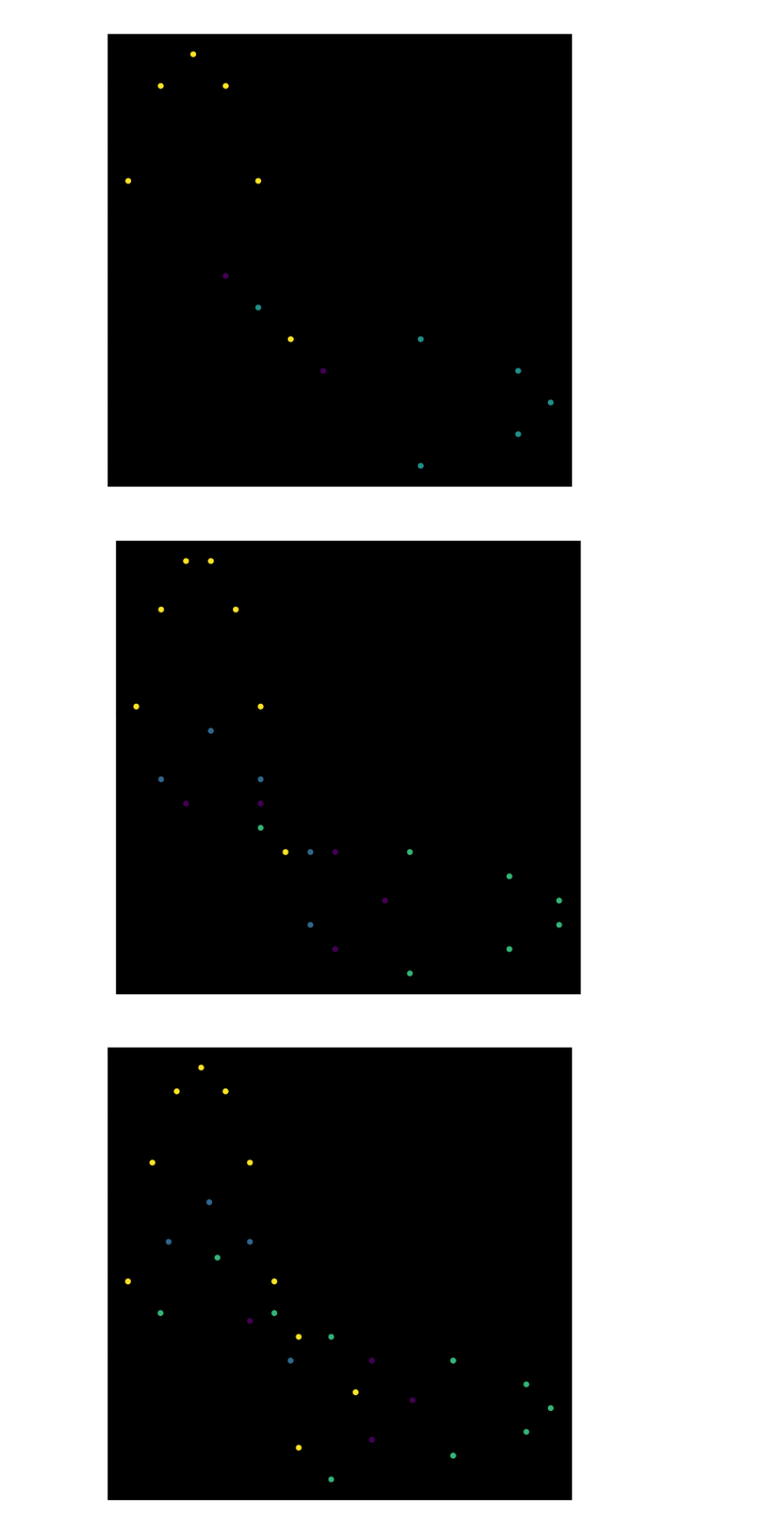
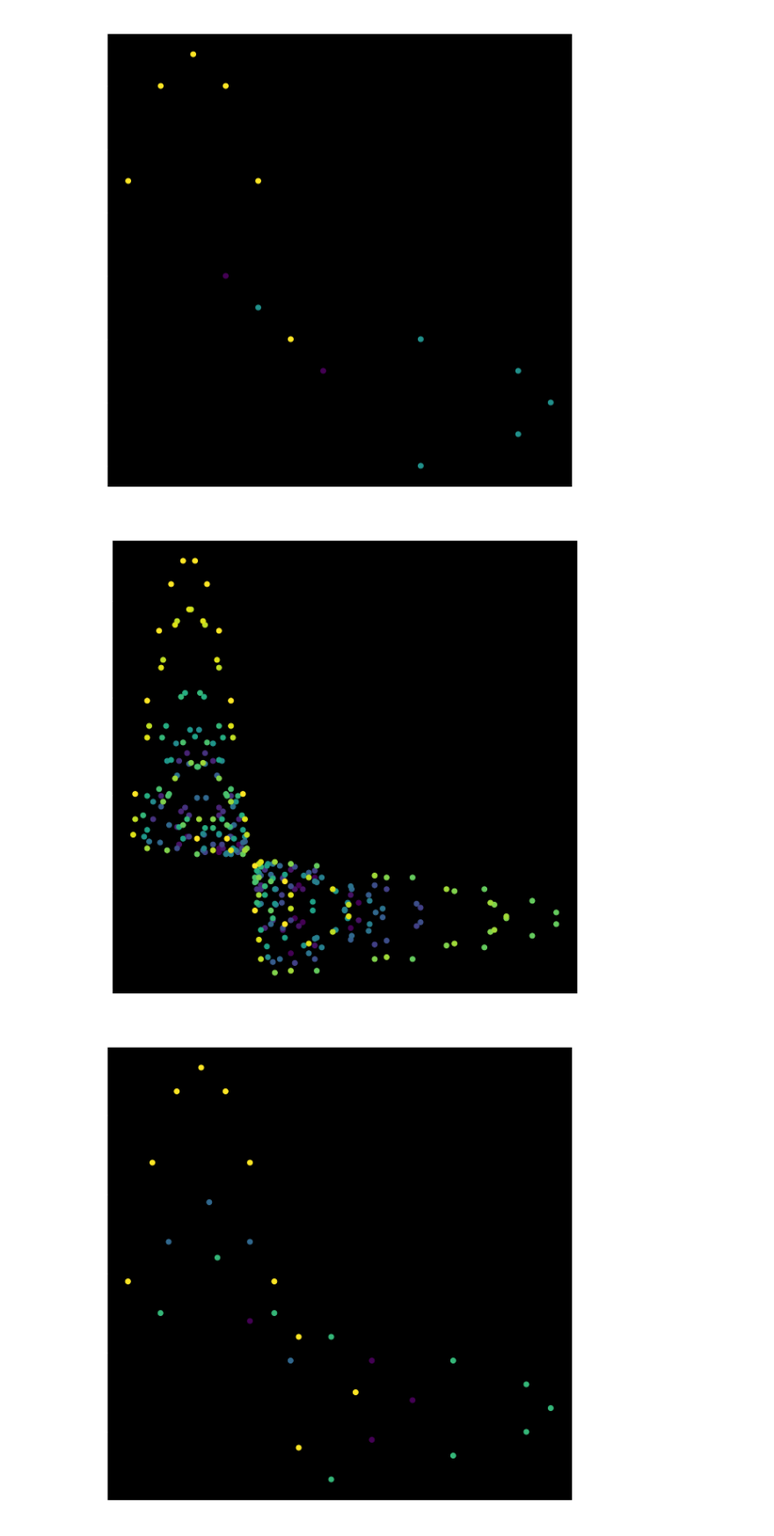
Before and after one commit to tcosmo/groupeModulaire, a Jupyter notebook: Visu.ipynb, the cells around one changed output. Shown at 88% size. Saved outputs shown, nothing was run; the diff lists cells and outputs as text; code cells hidden in the pictures.

```diff
--- a/Visu.ipynb
+++ b/Visu.ipynb
@@ -112,6 +112,6 @@ def get_max_height_criterion(max_height):
 # %% [markdown]
 # Running
 # %%
-root = construct_tree(get_max_height_criterion(16))
+root = construct_tree(get_max_height_criterion(17))
 tree_size(root)
 # %% [output]
@@ -222,7 +222,7 @@ def plot_conj_classes(root, trace, save=None):
     plt.figure(figsize=(10,10))
     plt.scatter(coords[:,0],coords[:,1], c=colors)
 
-    plt.title("Their are {} conjugaison classes, {} matrices, for trace = {}".format(nb_classes, len(coords), trace))
+    plt.title("There are {} conjugaison classes, {} matrices, for trace = {}".format(nb_classes, len(coords), trace))
     if not save is None:
         plt.savefig("images/"+save)
     plt.show()
@@ -257,10 +257,10 @@ plot_conj_classes(root, 7, save="conjClass7.png")
 # %% [output]
 [figure]
 # %%
-i = 8
+i = 134
 plot_conj_classes(root, i, save="conjClass{}.png".format(i))
 # %% [output]
-[figure, old version]
+[figure, new version]
 # %%
 i = 23
 plot_conj_classes(root, i, save="conjClass_text{}.png".format(i))
```
Also changed, not shown: parts of 9 cells of this notebook, 16 other files.
